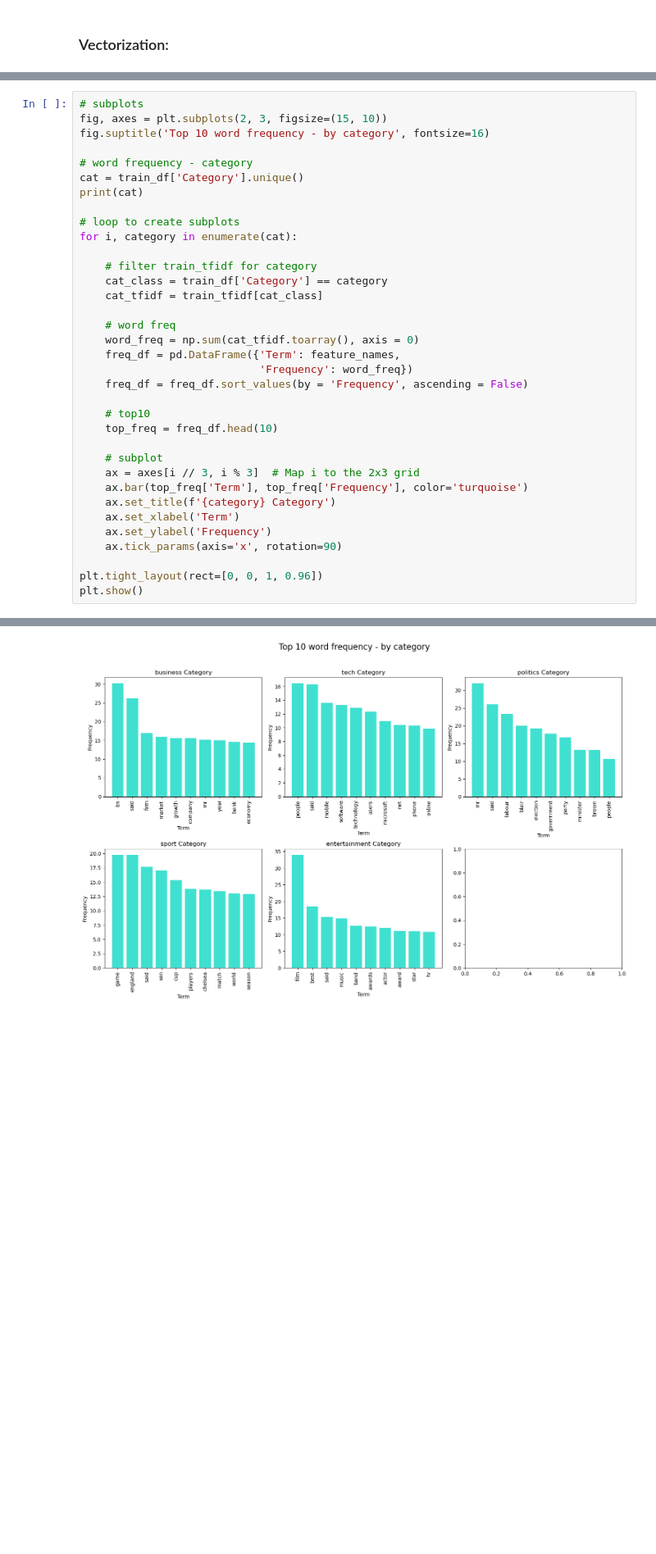
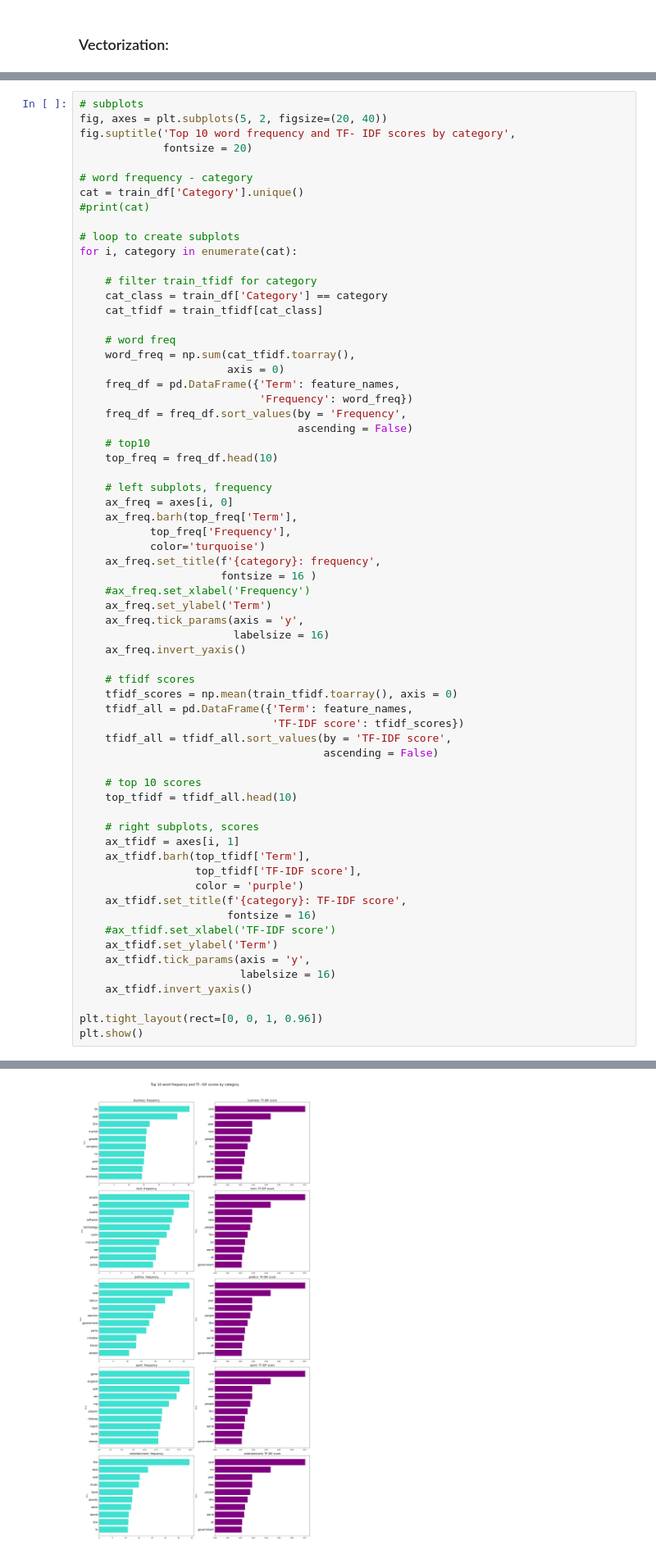
Before and after one commit to FleaBusyBeeBergs/dtsa5510-bbc-news-classification, a Jupyter notebook: bbc-news-classification.ipynb, the cells around one changed output, grey strips where cells are left out. Shown: that part at 82% size. Cells and saved outputs as stored; diff of their text form; blank space fills up the shorter version.

```diff
--- a/bbc-news-classification.ipynb
+++ b/bbc-news-classification.ipynb
@@ -164,11 +166,12 @@ plt.show
 # %%
 # subplots
-fig, axes = plt.subplots(2, 3, figsize=(15, 10))
-fig.suptitle('Top 10 word frequency - by category', fontsize=16)
+fig, axes = plt.subplots(5, 2, figsize=(20, 40))
+fig.suptitle('Top 10 word frequency and TF- IDF scores by category',
+             fontsize = 20)
 
 # word frequency - category
 cat = train_df['Category'].unique()
-print(cat)
+#print(cat)
 
 # loop to create subplots
 for i, category in enumerate(cat):
@@ -178,21 +181,50 @@ for i, category in enumerate(cat):
     cat_tfidf = train_tfidf[cat_class]
 
     # word freq
-    word_freq = np.sum(cat_tfidf.toarray(), axis = 0)
+    word_freq = np.sum(cat_tfidf.toarray(),
+                       axis = 0)
     freq_df = pd.DataFrame({'Term': feature_names,
                             'Frequency': word_freq})
-    freq_df = freq_df.sort_values(by = 'Frequency', ascending = False)
-
+    freq_df = freq_df.sort_values(by = 'Frequency',
+                                  ascending = False)
     # top10
     top_freq = freq_df.head(10)
 
-    # subplot
-    ax = axes[i // 3, i % 3]  # Map i to the 2x3 grid
-    ax.bar(top_freq['Term'], top_freq['Frequency'], color='turquoise')
-    ax.set_title(f'{category} Category')
-    ax.set_xlabel('Term')
-    ax.set_ylabel('Frequency')
-    ax.tick_params(axis='x', rotation=90)
+    # left subplots, frequency
+    ax_freq = axes[i, 0]
+    ax_freq.barh(top_freq['Term'],
+           top_freq['Frequency'],
+           color='turquoise')
+    ax_freq.set_title(f'{category}: frequency',
+                      fontsize = 16 )
+    #ax_freq.set_xlabel('Frequency')
+    ax_freq.set_ylabel('Term')
+    ax_freq.tick_params(axis = 'y',
+                        labelsize = 16)
+    ax_freq.invert_yaxis()
+
+    # tfidf scores
+    tfidf_scores = np.mean(train_tfidf.toarray(), axis = 0)
+    tfidf_all = pd.DataFrame({'Term': feature_names,
+                              'TF-IDF score': tfidf_scores})
+    tfidf_all = tfidf_all.sort_values(by = 'TF-IDF score',
+                                      ascending = False)
+
+    # top 10 scores
+    top_tfidf = tfidf_all.head(10)
+
+    # right subplots, scores
+    ax_tfidf = axes[i, 1]
+    ax_tfidf.barh(top_tfidf['Term'],
+                  top_tfidf['TF-IDF score'],
+                  color = 'purple')
+    ax_tfidf.set_title(f'{category}: TF-IDF score',
+                       fontsize = 16)
+    #ax_tfidf.set_xlabel('TF-IDF score')
+    ax_tfidf.set_ylabel('Term')
+    ax_tfidf.tick_params(axis = 'y',
+                         labelsize = 16)
+    ax_tfidf.invert_yaxis()
 
 plt.tight_layout(rect=[0, 0, 1, 0.96])
 plt.show()
@@ -201,4 +232,4 @@ plt.show()
-[figure, old version]
+[figure, new version]
 # %% [markdown]
 ### TF-IDF scores
 
```
Also changed, not shown: parts of 13 cells of this notebook.
